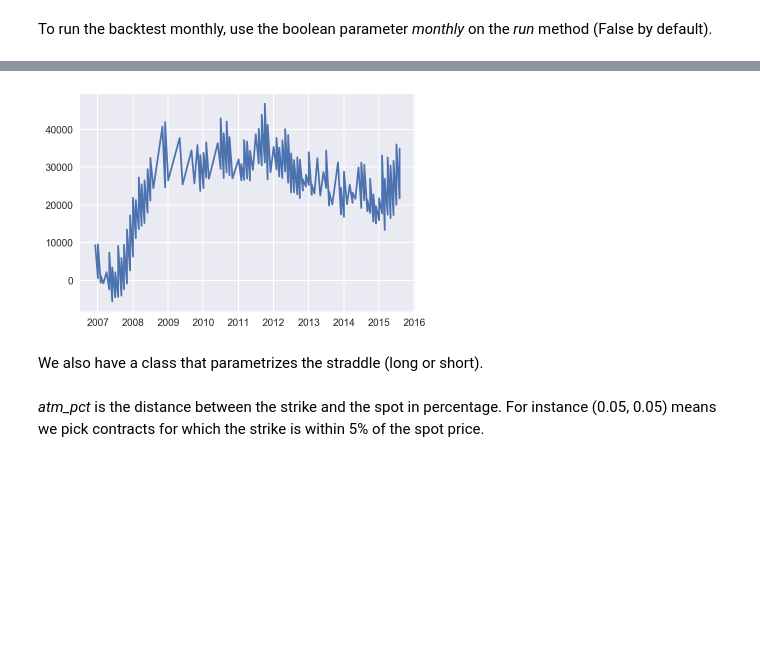
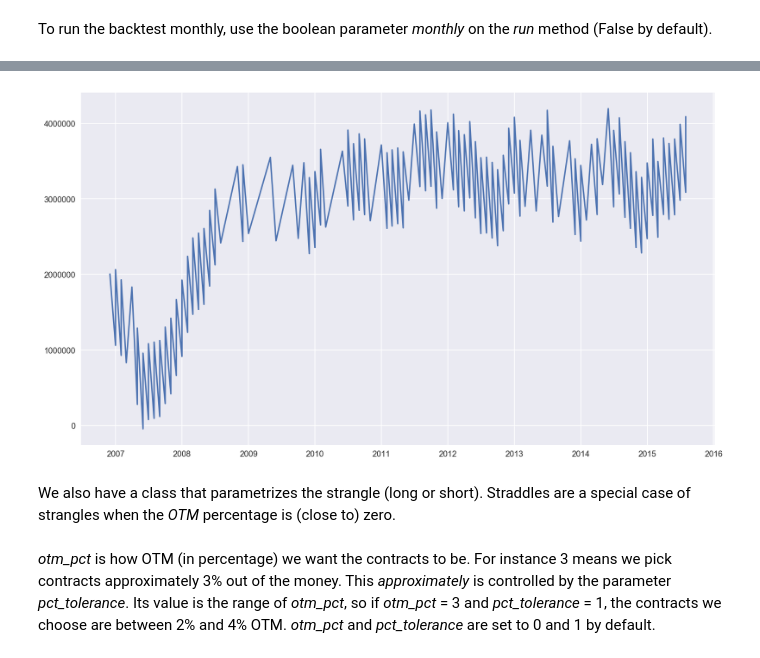
Before and after one commit to lambdaclass/options_backtester, a Jupyter notebook: backtester/demos/backtester_demo.ipynb, the cells around one changed output, grey strips where cells are left out. Saved outputs shown, nothing was run; the diff lists cells and outputs as text; code cells hidden in the pictures; blank space fills up the shorter version.

```diff
--- a/backtester/demos/backtester_demo.ipynb
+++ b/backtester/demos/backtester_demo.ipynb
@@ -197,7 +197,7 @@ short_straddle_monthly.add_legs([leg1, leg2])
 # Exit thresholds: none
 short_straddle_monthly.exit_thresholds = (float('inf'), float('inf'))
 # %%
-bt = Backtest(capital = 0)
+bt = Backtest()
 bt.strategy = short_straddle_monthly
 bt.data = data
 bt.stop_if_broke = False
@@ -222,10 +222,10 @@ Total time elapsed: 00:00:09
 159 rows × 17 columns
 # %%
-capital = (-bt.trade_log['totals']['cost']).cumsum()
-date = bt.trade_log['leg_1']['date']
+capital = short_straddle_monthly.initial_capital + (-bt.trade_log['totals']['cost'] * bt.trade_log['totals']['qty']).cumsum()
+date = bt.trade_log['totals']['date']
 plt.plot(date, capital);
 # %% [output]
-[figure, old version]
+[figure, new version]
 # %% [markdown]
-We also have a class that parametrizes the straddle (long or short).
+We also have a class that parametrizes the strangle (long or short). Straddles are a special case of strangles when the *OTM* percentage is (close to) zero.
 # %%
@@ -235,3 +235,3 @@ std = Straddle(schema, 'long', 'SPX', dte_entry_range=(61,90), dte_exit=60, atm_
-# %% [markdown]
-*atm_pct* is the distance between the strike and the spot in percentage. For instance (0.05, 0.05) means we pick contracts for which the strike is within 5% of the spot price.
+# %% [markdown]
+*otm_pct* is how OTM (in percentage) we want the contracts to be. For instance 3 means we pick contracts approximately 3% out of the money. This *approximately* is controlled by the parameter *pct_tolerance*. Its value is the range of *otm_pct*, so if *otm_pct* = 3 and *pct_tolerance* = 1, the contracts we choose are between 2% and 4% OTM. *otm_pct* and *pct_tolerance* are set to 0 and 1 by default.
 # %%
```
Also changed, not shown: parts of 19 cells of this notebook, 1 other file.
